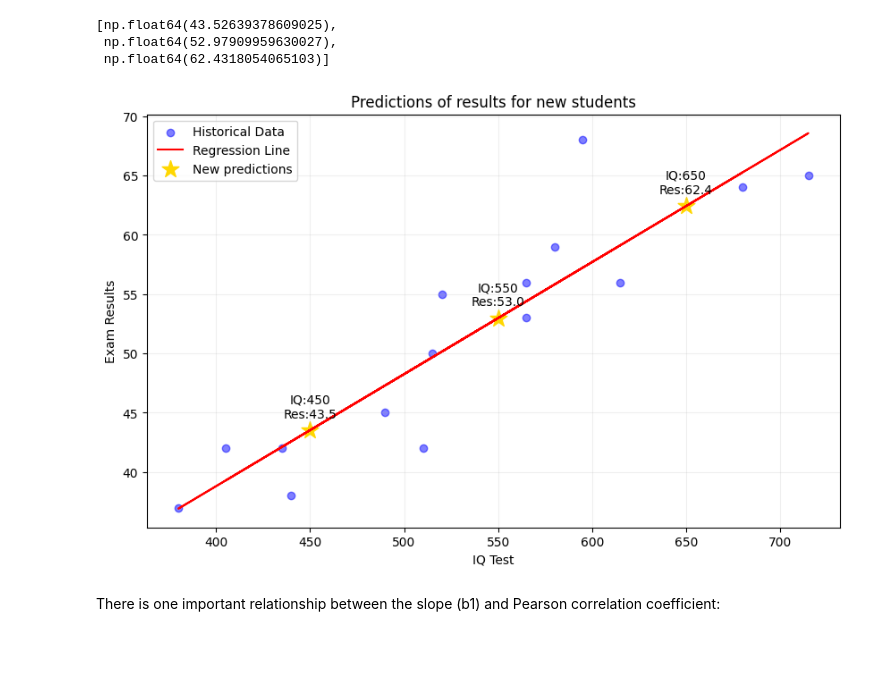
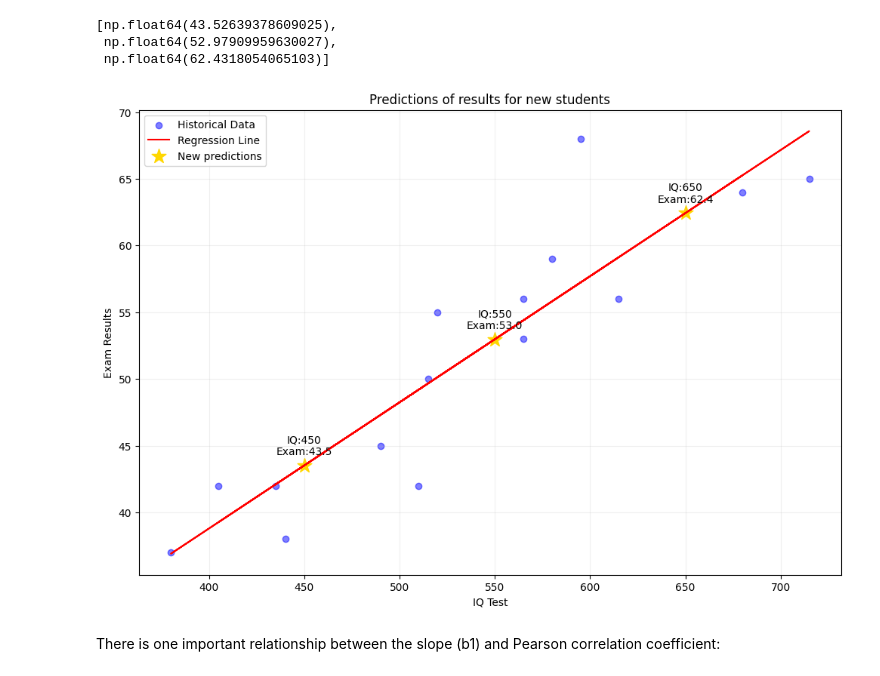
Before and after one commit to Victor-Mechkarov/V-Mechkarov, a Jupyter notebook: Jupyter_Project_Files/Correlation and Linear Regression.ipynb, the cells around one changed output. Cells and saved outputs as stored; diff of their text form; code cells hidden in the pictures; blank space fills up the shorter version.

```diff
--- a/Jupyter_Project_Files/Correlation and Linear Regression.ipynb
+++ b/Jupyter_Project_Files/Correlation and Linear Regression.ipynb
@@ -352,24 +353,24 @@ predictions
  np.float64(62.4318054065103)]
 # %%
 #Visoalization
-plt.figure(figsize=(10, 6))
+plt.figure(figsize=(12, 8))
 plt.scatter(IQ_Test, Exam_results, color='blue', alpha=0.5, label='Historical Data')
 plt.plot(IQ_Test, [b0 + b1 * x for x in IQ_Test], color='red', label='Regression Line')
 
 # Marking predicted values by "*"
 plt.scatter(new_students_iq, predictions, color='gold', marker='*', s=200, label='New predictions')
 
 for i, iq in enumerate(new_students_iq):
-    plt.annotate(f"IQ:{iq}\nRes:{predictions[i]:.1f}", (iq, predictions[i]), textcoords="offset points", xytext=(0,10), ha='center')
+    plt.annotate(f"IQ:{iq}\nExam:{predictions[i]:.1f}", (iq, predictions[i]), textcoords="offset points", xytext=(0,10), ha='center')
 
 plt.title("Predictions of results for new students")
 plt.xlabel("IQ Test")
 plt.ylabel("Exam Results")
 plt.legend()
 plt.grid(True, alpha=0.2)
 plt.show()
 # %% [output]
-[figure, old version]
+[figure, new version]
 # %% [markdown]
 There is one important relationship between the slope (b1) and Pearson correlation coefficient:
 # %% [markdown]
```
Also changed, not shown: parts of 14 cells of this notebook.
